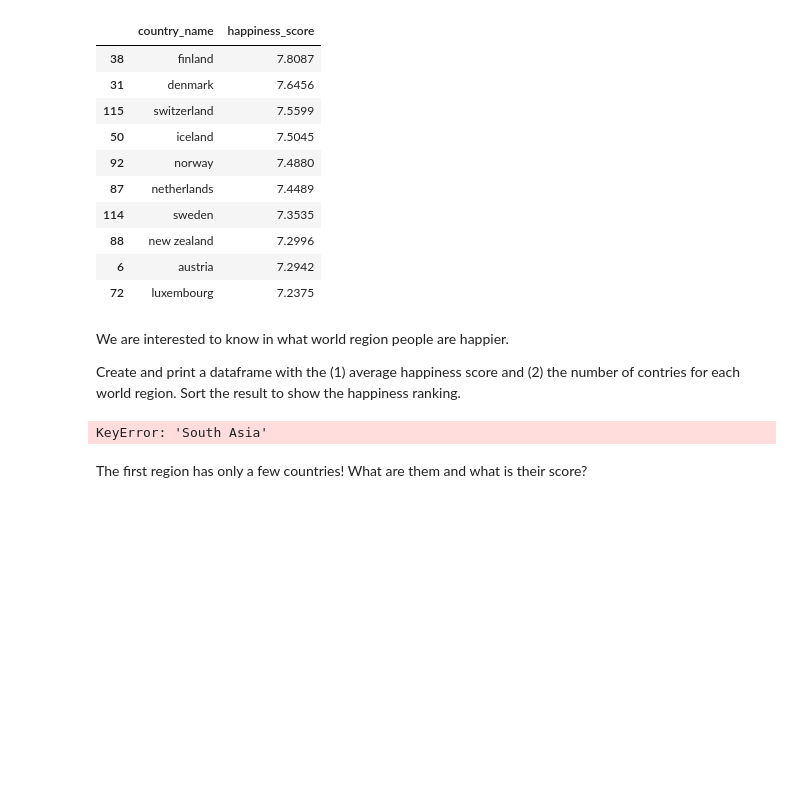
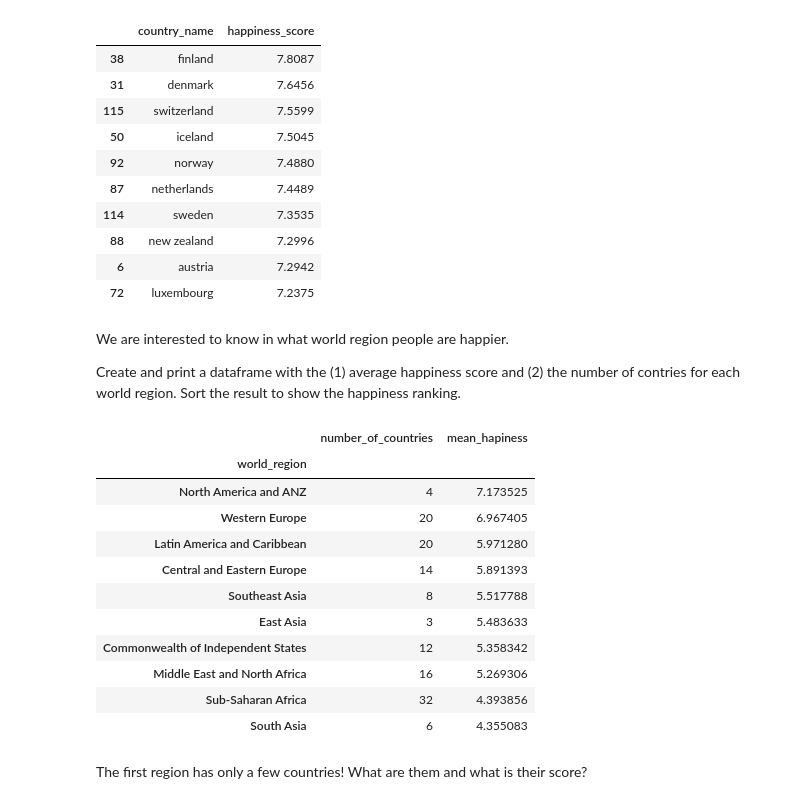
Before and after one commit to Alex0021/EPFL_ADA_2024, a Jupyter notebook: Exercises/01 - Handling data/Happiness.ipynb, the cells around one changed output. Drawn from its saved outputs; the diff is of its cells as text; code cells hidden in the pictures; blank space fills up the shorter version.

```diff
--- a/Exercises/01 - Handling data/Happiness.ipynb
+++ b/Exercises/01 - Handling data/Happiness.ipynb
@@ -118,11 +118,24 @@ Sort the result to show the happiness ranking.
 # %%
 # Write your code here
 pd.option_context("display.multi_sparse", True)
-world_region_features = country_features.set_index(['world_region', 'country_name'])
-world_region_features.head(10)
-world_region_features['South Asia']
+world_region_features = country_features.groupby(['world_region'])
+df = pd.DataFrame(world_region_features['country_name'].count())
+df.columns = ['number_of_countries']
+df['mean_hapiness'] = world_region_features.mean(numeric_only=True)['happiness_score']
+df.sort_values(by='mean_hapiness', ascending=False)
 # %% [output]
-KeyError: 'South Asia'
+|  | number_of_countries | mean_hapiness |
+| world_region |  |  |
+| North America and ANZ | 4 | 7.173525 |
+| Western Europe | 20 | 6.967405 |
+| Latin America and Caribbean | 20 | 5.971280 |
+| Central and Eastern Europe | 14 | 5.891393 |
+| Southeast Asia | 8 | 5.517788 |
+| East Asia | 3 | 5.483633 |
+| Commonwealth of Independent States | 12 | 5.358342 |
+| Middle East and North Africa | 16 | 5.269306 |
+| Sub-Saharan Africa | 32 | 4.393856 |
+| South Asia | 6 | 4.355083 |
 # %% [markdown]
 The first region has only a few countries! What are them and what is their score?
 # %%
```
Also changed, not shown: parts of 9 cells of this notebook.
